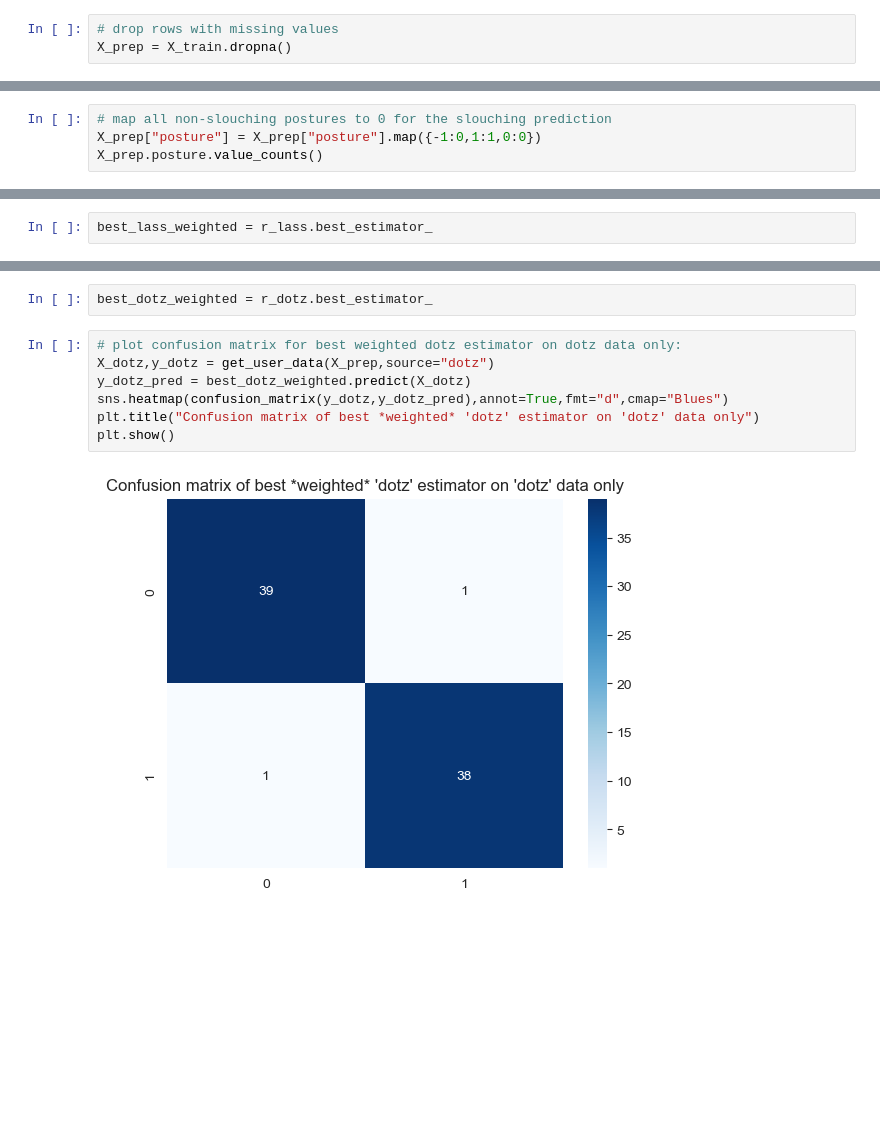
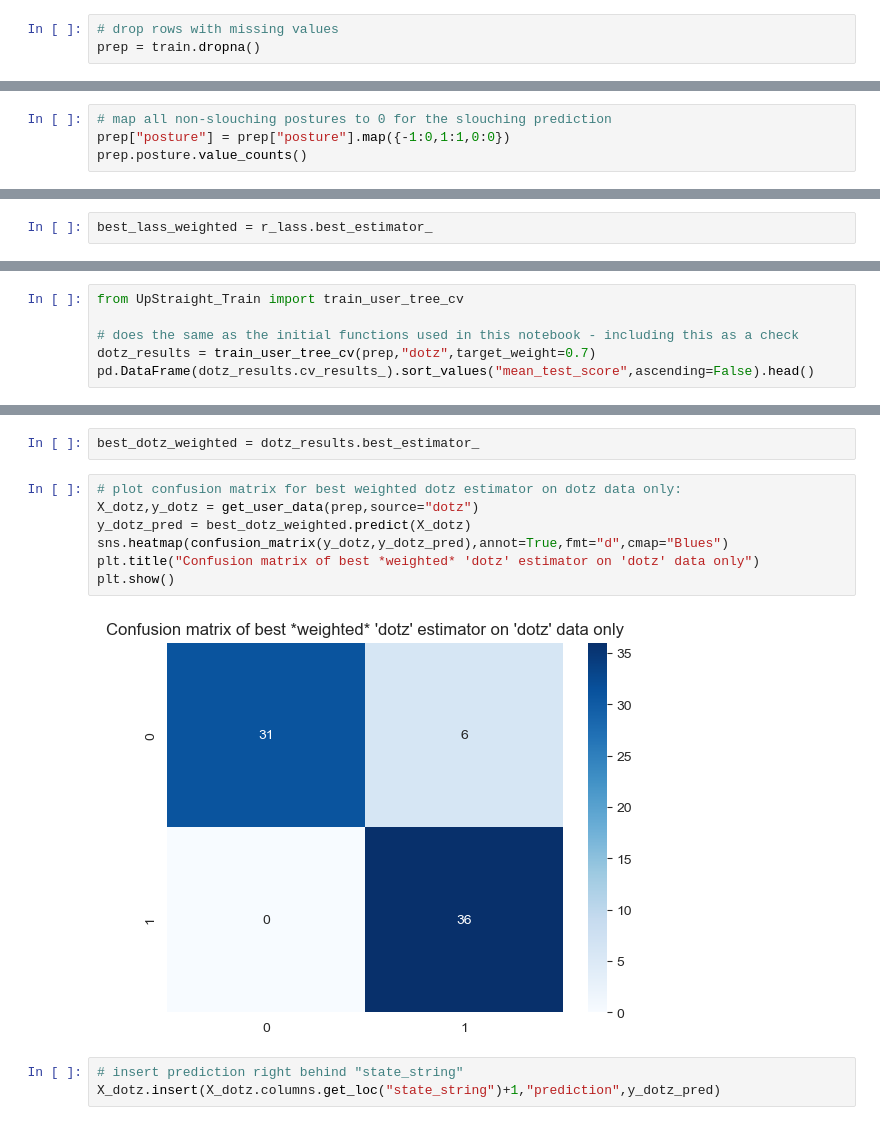
Before and after one commit to lasse-meixner/UpStraight_analytics, a Jupyter notebook: notebooks/app_data_eda.ipynb, the cells around one changed output, grey strips where cells are left out. Cells and saved outputs as stored; diff of their text form; blank space fills up the shorter version.

Commit message:
rerun notebook with new data preprocessing

```diff
--- a/notebooks/app_data_eda.ipynb
+++ b/notebooks/app_data_eda.ipynb
@@ -143,4 +154,4 @@ X_train.drop(["AppleStandTime_30_std","AppleStandTime_15_std"],axis=1,inplace=Tr
 # %%
 # drop rows with missing values
-X_prep = X_train.dropna()
+prep = train.dropna()
 # %%
@@ -150,7 +161,7 @@ X_prep.shape
 # %%
 # map all non-slouching postures to 0 for the slouching prediction
-X_prep["posture"] = X_prep["posture"].map({-1:0,1:1,0:0})
-X_prep.posture.value_counts()
+prep["posture"] = prep["posture"].map({-1:0,1:1,0:0})
+prep.posture.value_counts()
 # %% [output]
 A value is trying to be set on a copy of a slice from a DataFrame.
 Try using .loc[row_indexer,col_indexer] = value instead
@@ -439,0 +479,6 @@ Fitting 4 folds for each of 25 candidates, totalling 100 fits
+# %%
+from UpStraight_Train import train_user_tree_cv
+
+# does the same as the initial functions used in this notebook - including this as a check
+dotz_results = train_user_tree_cv(prep,"dotz",target_weight=0.7)
+pd.DataFrame(dotz_results.cv_results_).sort_values("mean_test_score",ascending=False).head()
@@ -440,11 +493,14 @@ Fitting 4 folds for each of 25 candidates, totalling 100 fits
 # %%
-best_dotz_weighted = r_dotz.best_estimator_
+best_dotz_weighted = dotz_results.best_estimator_
 # %%
 # plot confusion matrix for best weighted dotz estimator on dotz data only:
-X_dotz,y_dotz = get_user_data(X_prep,source="dotz")
+X_dotz,y_dotz = get_user_data(prep,source="dotz")
 y_dotz_pred = best_dotz_weighted.predict(X_dotz)
 sns.heatmap(confusion_matrix(y_dotz,y_dotz_pred),annot=True,fmt="d",cmap="Blues")
 plt.title("Confusion matrix of best *weighted* 'dotz' estimator on 'dotz' data only")
 plt.show()
 # %% [output]
-[figure, old version]
+[figure, new version]
+# %%
+# insert prediction right behind "state_string"
+X_dotz.insert(X_dotz.columns.get_loc("state_string")+1,"prediction",y_dotz_pred)
```
Also changed, not shown: parts of 28 cells of this notebook.
